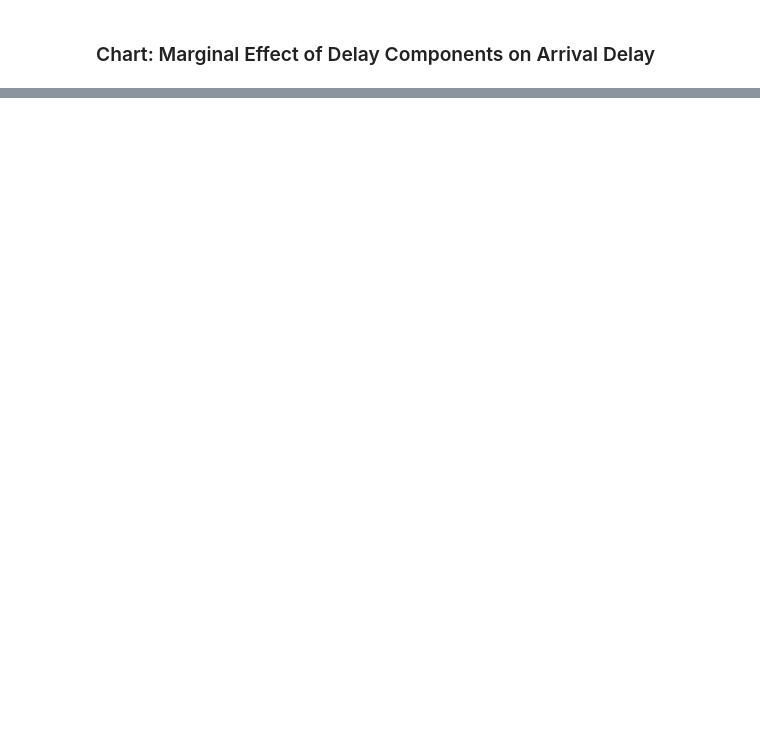
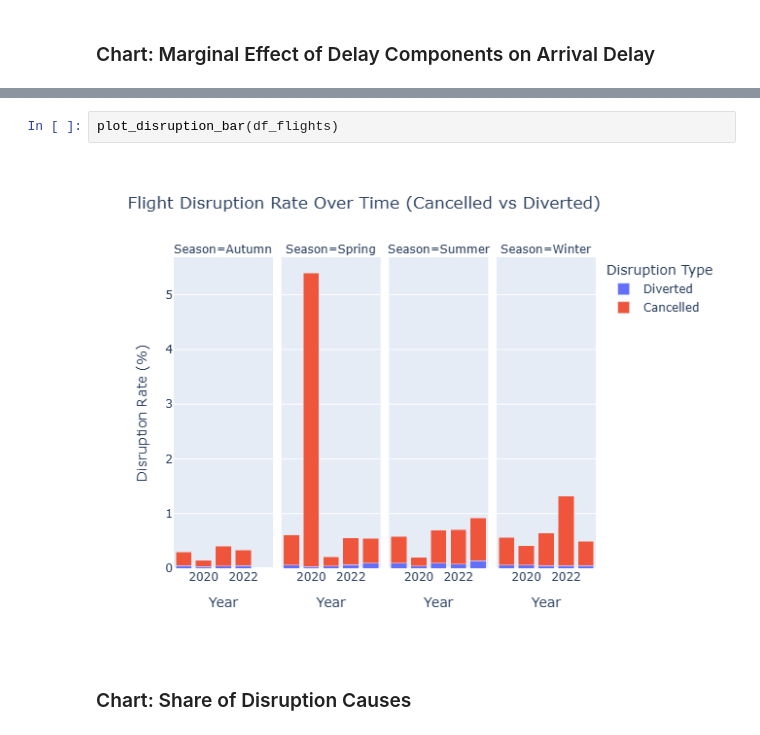
Before and after one commit to nguyenminhthuy/flights-analytics, a Jupyter notebook: py/notebooks/flights-eda.ipynb, the cells around one changed output, grey strips where cells are left out. Saved outputs shown, nothing was run; the diff lists cells and outputs as text; blank space fills up the shorter version.

```diff
--- a/py/notebooks/flights-eda.ipynb
+++ b/py/notebooks/flights-eda.ipynb
@@ -1391,0 +1487,6 @@ fig.show()
+# %%
+plot_disruption_bar(df_flights)
+# %% [output]
+[figure, added]
+# %% [markdown]
+### Chart: Share of Disruption Causes
```
Also changed, not shown: parts of 16 cells of this notebook, 1 other file.
